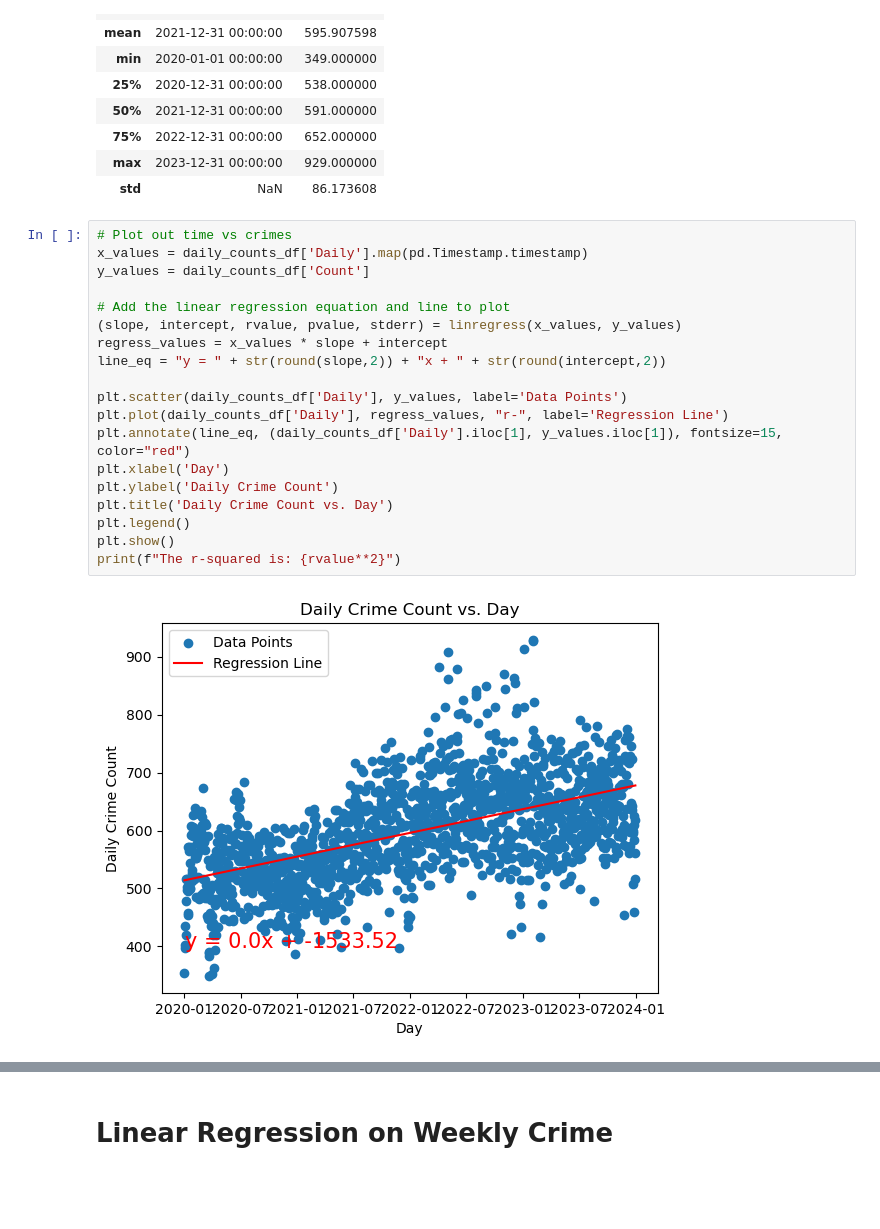
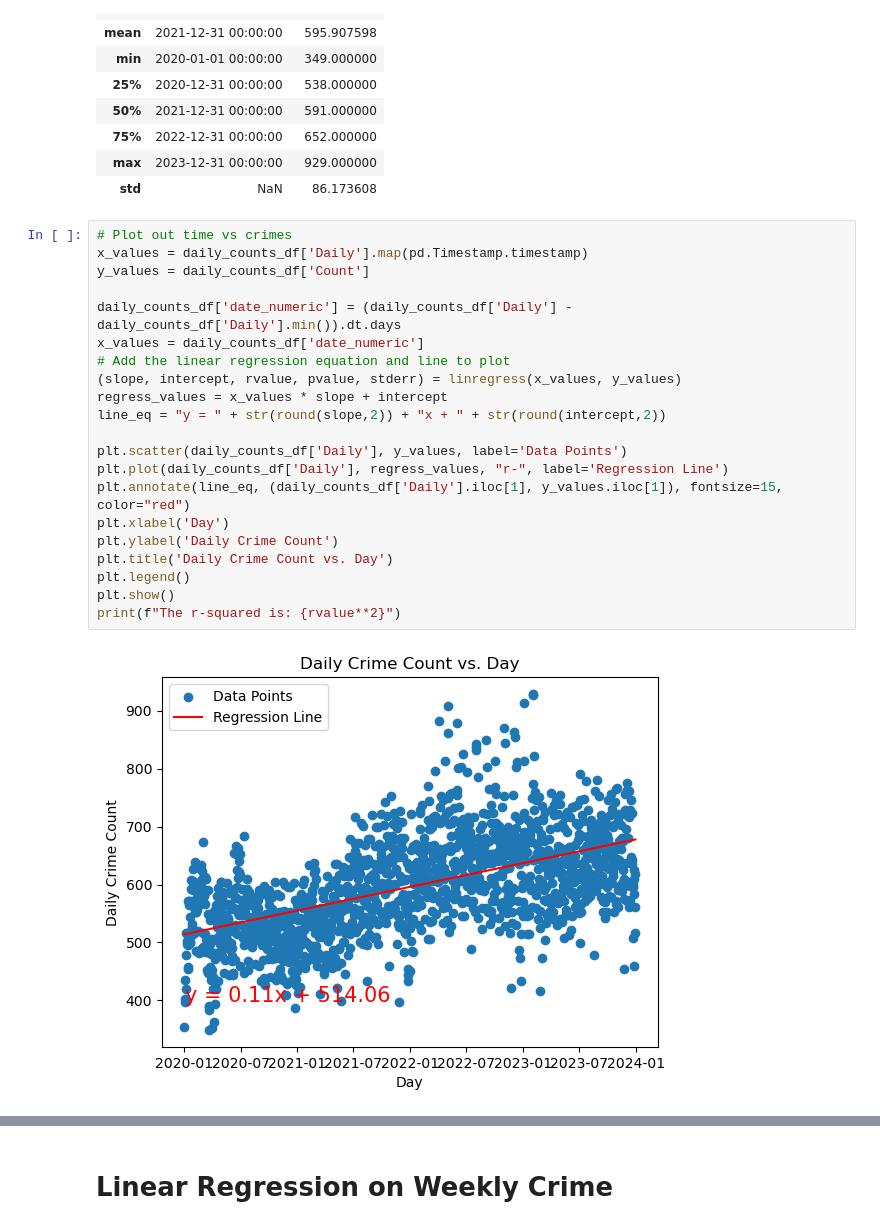
Before and after one commit to andrewplane/project_four, a Jupyter notebook: regression.ipynb, the cells around one changed output, grey strips where cells are left out. Cells and saved outputs as stored; diff of their text form; blank space fills up the shorter version.

```diff
--- a/regression.ipynb
+++ b/regression.ipynb
@@ -135,21 +136,23 @@ daily_counts_df.describe()
 # %%
 # Plot out time vs crimes
 x_values = daily_counts_df['Daily'].map(pd.Timestamp.timestamp)
 y_values = daily_counts_df['Count']
 
+daily_counts_df['date_numeric'] = (daily_counts_df['Daily'] - daily_counts_df['Daily'].min()).dt.days
+x_values = daily_counts_df['date_numeric']
 # Add the linear regression equation and line to plot
 (slope, intercept, rvalue, pvalue, stderr) = linregress(x_values, y_values)
 regress_values = x_values * slope + intercept
 line_eq = "y = " + str(round(slope,2)) + "x + " + str(round(intercept,2))
 
 plt.scatter(daily_counts_df['Daily'], y_values, label='Data Points')
 plt.plot(daily_counts_df['Daily'], regress_values, "r-", label='Regression Line')
 plt.annotate(line_eq, (daily_counts_df['Daily'].iloc[1], y_values.iloc[1]), fontsize=15, color="red")
 plt.xlabel('Day')
 plt.ylabel('Daily Crime Count')
 plt.title('Daily Crime Count vs. Day')
 plt.legend()
 plt.show()
 print(f"The r-squared is: {rvalue**2}")
 # %% [output]
-[figure, old version]
+[figure, new version]
```
Also changed, not shown: parts of 7 cells of this notebook.
